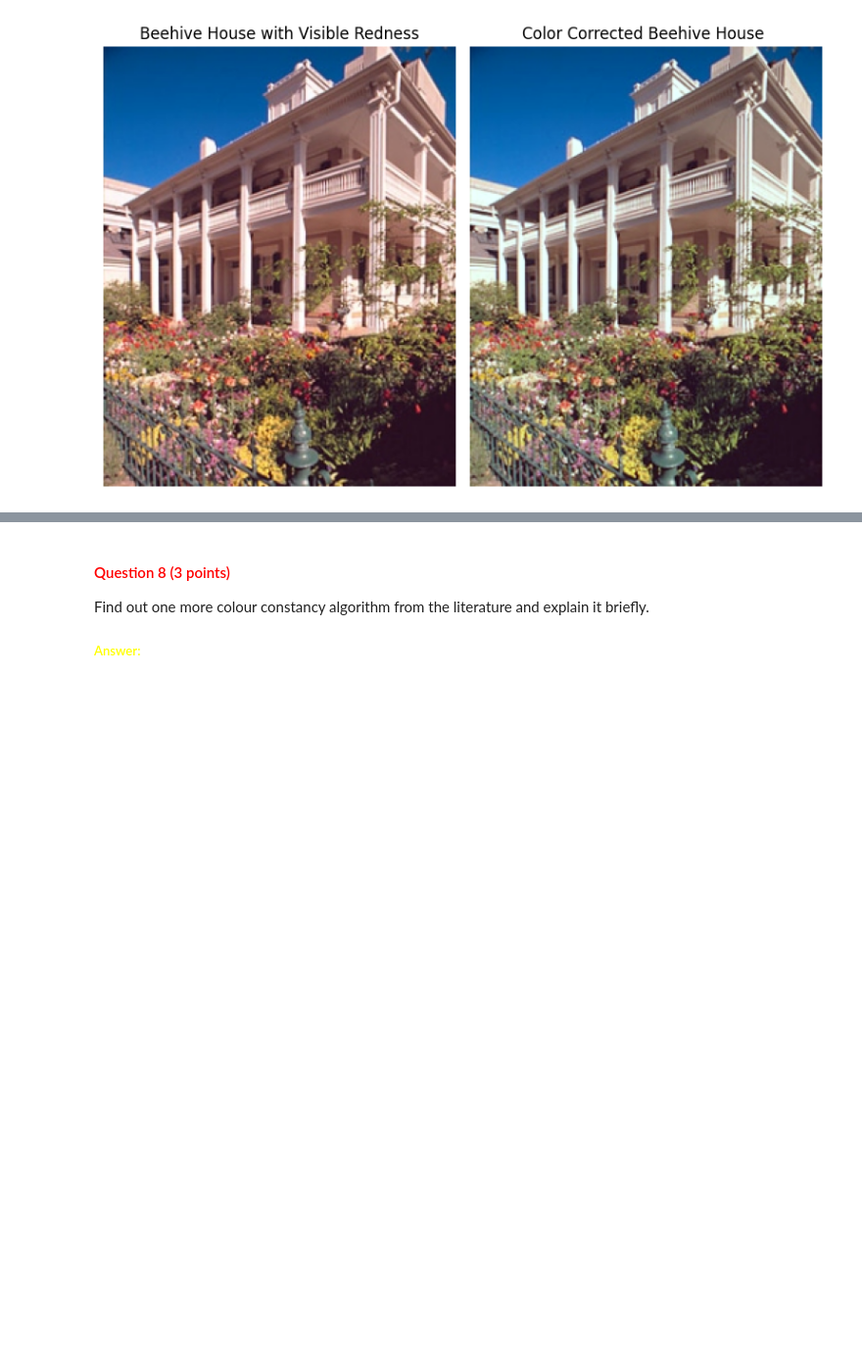
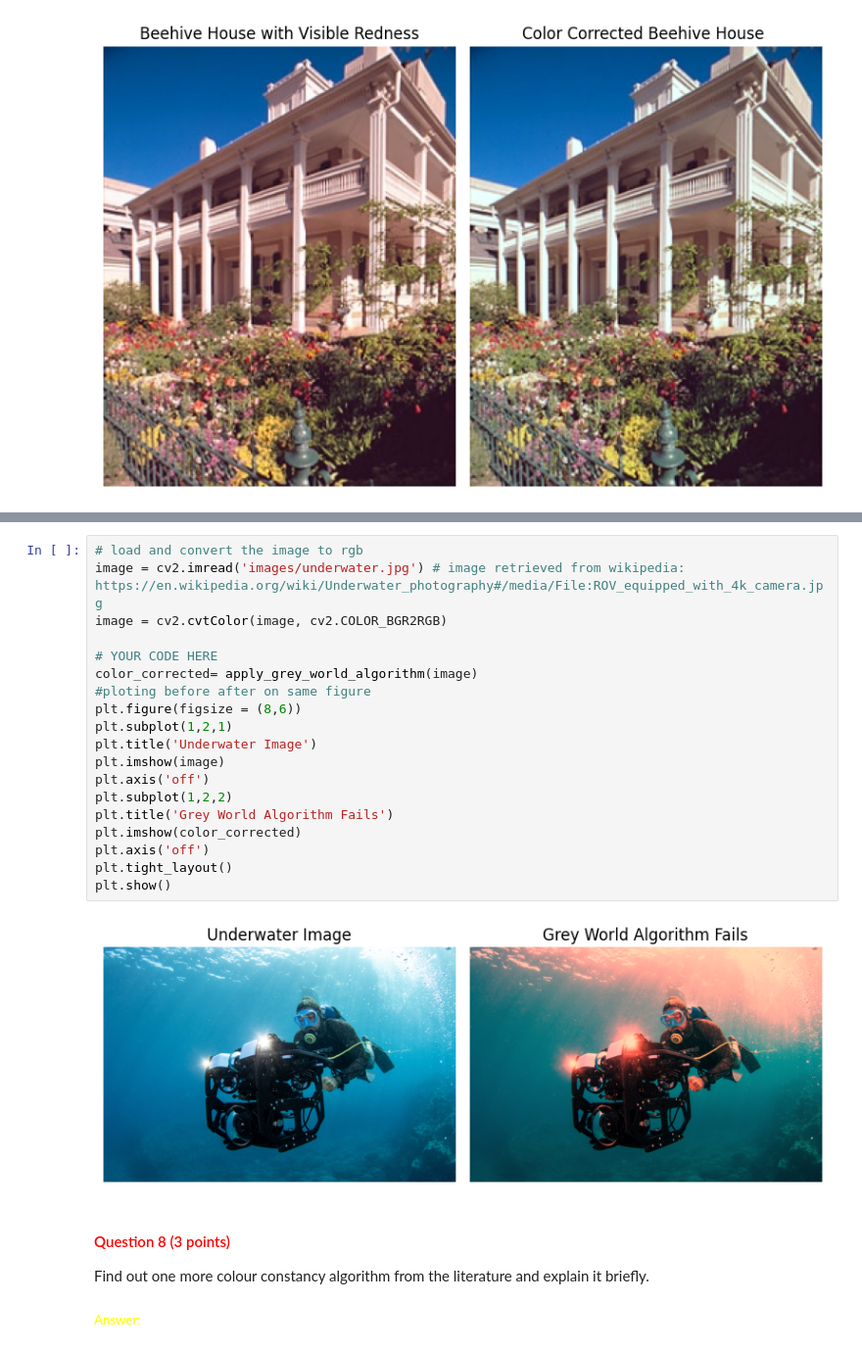
Before and after one commit to uvacv1/cv1-lab-1, a Jupyter notebook: cv1-lab-1.ipynb, the cells around one changed output, grey strips where cells are left out. Shown at 98% size. Drawn from its saved outputs; the diff is of its cells as text; blank space fills up the shorter version.

```diff
--- a/cv1-lab-1.ipynb
+++ b/cv1-lab-1.ipynb
@@ -458,3 +459,24 @@ Give an example case for Grey-World Algorithm on where it might fail. Include yo
+# %%
+# load and convert the image to rgb
+image = cv2.imread('images/underwater.jpg') # image retrieved from wikipedia: https://en.wikipedia.org/wiki/Underwater_photography#/media/File:ROV_equipped_with_4k_camera.jpg
+image = cv2.cvtColor(image, cv2.COLOR_BGR2RGB)
+
+# YOUR CODE HERE
+color_corrected= apply_grey_world_algorithm(image)
+#ploting before after on same figure
+plt.figure(figsize = (8,6))
+plt.subplot(1,2,1)
+plt.title('Underwater Image')
+plt.imshow(image)
+plt.axis('off')
+plt.subplot(1,2,2)
+plt.title('Grey World Algorithm Fails')
+plt.imshow(color_corrected)
+plt.axis('off')
+plt.tight_layout()
+plt.show()
+# %% [output]
+[figure, added]
 # %% [markdown]
 <a id="question-8"></a>
 #### <font color='#FF0000'>Question 8 (3 points)</font>
```
Also changed, not shown: parts of 3 cells of this notebook, 1 other file.
